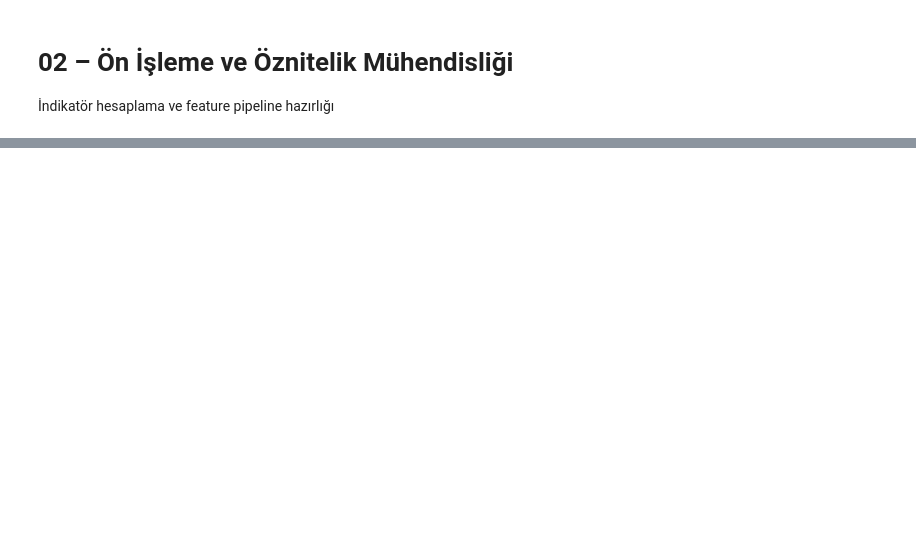
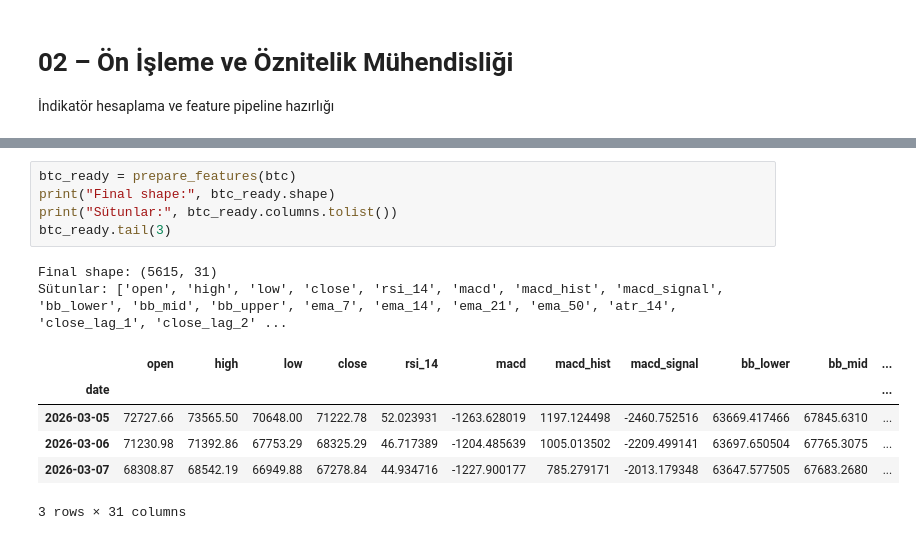
Before and after one commit to sseydaltin/ai-finance-prediction-platform, a Jupyter notebook: notebooks/02_preprocessing.ipynb, the cells around one changed output, grey strips where cells are left out. Drawn from its saved outputs; the diff is of its cells as text; blank space fills up the shorter version.

```diff
--- a/notebooks/02_preprocessing.ipynb
+++ b/notebooks/02_preprocessing.ipynb
@@ -40,0 +54,14 @@ pass
+# %%
+btc_ready = prepare_features(btc)
+print("Final shape:", btc_ready.shape)
+print("Sütunlar:", btc_ready.columns.tolist())
+btc_ready.tail(3)
+# %% [output]
+Final shape: (5615, 31)
+Sütunlar: ['open', 'high', 'low', 'close', 'rsi_14', 'macd', 'macd_hist', 'macd_signal', 'bb_lower', 'bb_mid', 'bb_upper', 'ema_7', 'ema_14', 'ema_21', 'ema_50', 'atr_14', 'close_lag_1', 'close_lag_2' ...
+|  | open | high | low | close | rsi_14 | macd | macd_hist | macd_signal | bb_lower | bb_mid | ... |
+| date |  |  |  |  |  |  |  |  |  |  | ... |
+| 2026-03-05 | 72727.66 | 73565.50 | 70648.00 | 71222.78 | 52.023931 | -1263.628019 | 1197.124498 | -2460.752516 | 63669.417466 | 67845.6310 | ... |
+| 2026-03-06 | 71230.98 | 71392.86 | 67753.29 | 68325.29 | 46.717389 | -1204.485639 | 1005.013502 | -2209.499141 | 63697.650504 | 67765.3075 | ... |
+| 2026-03-07 | 68308.87 | 68542.19 | 66949.88 | 67278.84 | 44.934716 | -1227.900177 | 785.279171 | -2013.179348 | 63647.577505 | 67683.2680 | ... |
+3 rows × 31 columns
```
Also changed, not shown: parts of 13 cells of this notebook, 4 other files.
